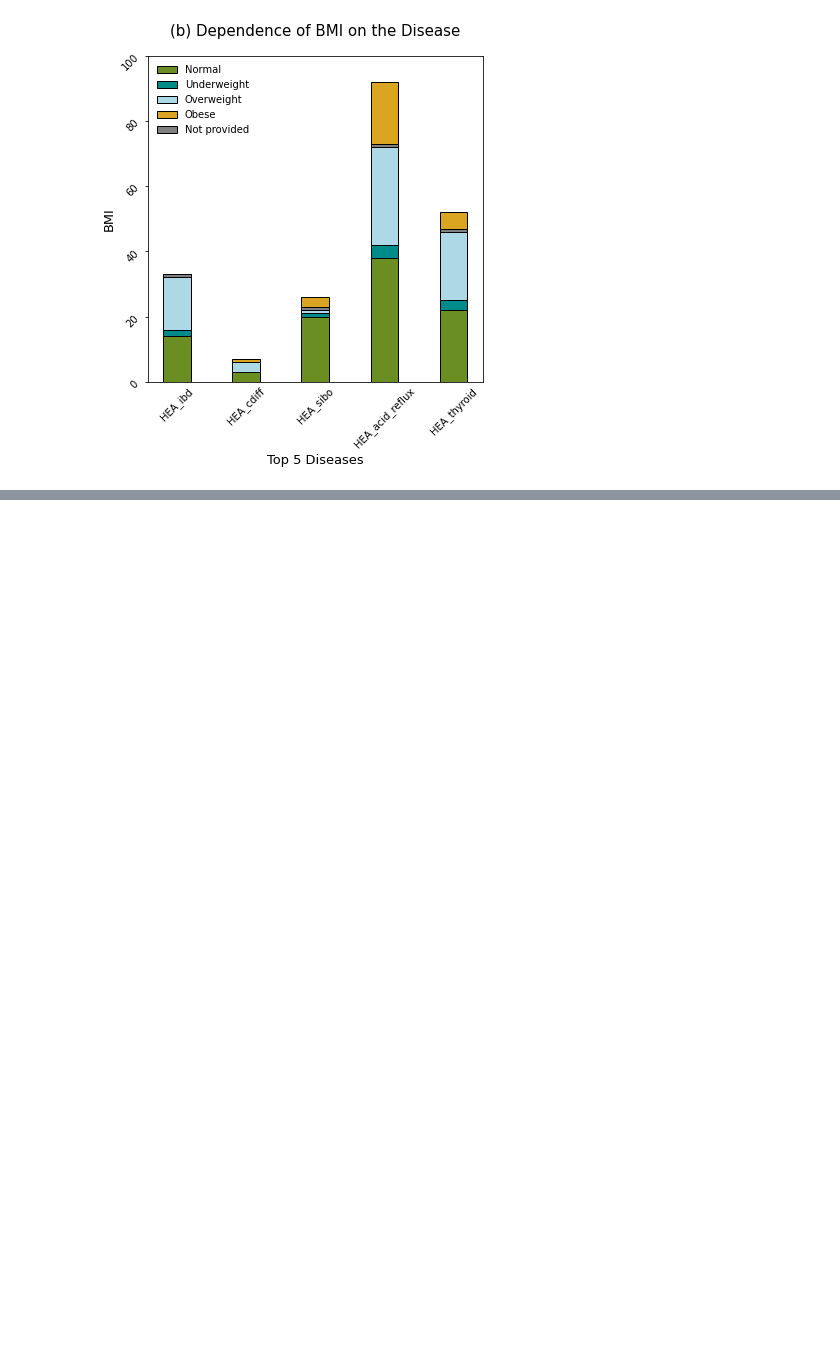
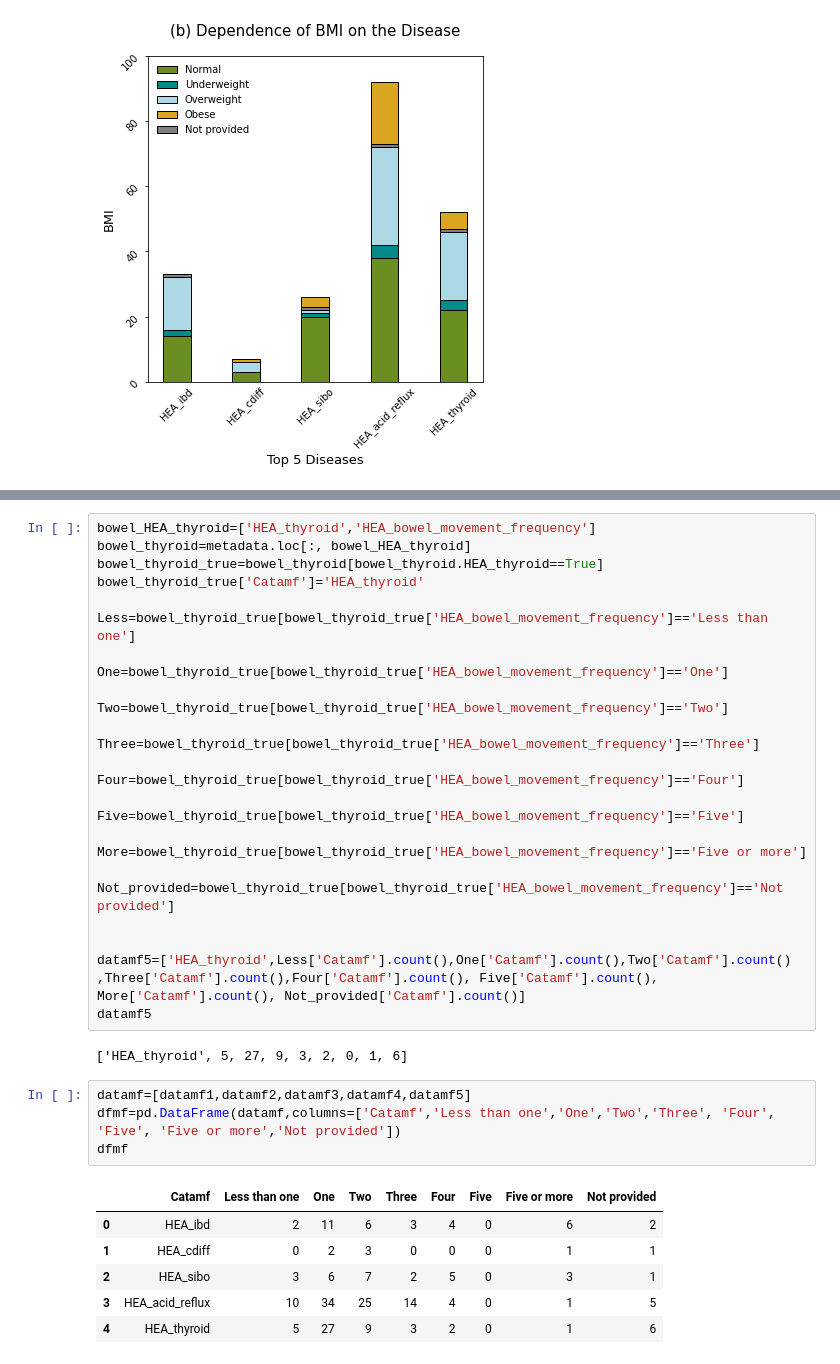
Before and after one commit to annawet/Poop-Power, a Jupyter notebook: w11_poop_visualization.ipynb, the cells around one changed output, grey strips where cells are left out. Cells and saved outputs as stored; diff of their text form; blank space fills up the shorter version.

```diff
--- a/w11_poop_visualization.ipynb
+++ b/w11_poop_visualization.ipynb
@@ -481,0 +596,39 @@ plt.show()
+# %%
+bowel_HEA_thyroid=['HEA_thyroid','HEA_bowel_movement_frequency']
+bowel_thyroid=metadata.loc[:, bowel_HEA_thyroid]
+bowel_thyroid_true=bowel_thyroid[bowel_thyroid.HEA_thyroid==True]
+bowel_thyroid_true['Catamf']='HEA_thyroid'
+
+Less=bowel_thyroid_true[bowel_thyroid_true['HEA_bowel_movement_frequency']=='Less than one']
+
+One=bowel_thyroid_true[bowel_thyroid_true['HEA_bowel_movement_frequency']=='One']
+
+Two=bowel_thyroid_true[bowel_thyroid_true['HEA_bowel_movement_frequency']=='Two']
+
+Three=bowel_thyroid_true[bowel_thyroid_true['HEA_bowel_movement_frequency']=='Three']
+
+Four=bowel_thyroid_true[bowel_thyroid_true['HEA_bowel_movement_frequency']=='Four']
+
+Five=bowel_thyroid_true[bowel_thyroid_true['HEA_bowel_movement_frequency']=='Five']
+
+More=bowel_thyroid_true[bowel_thyroid_true['HEA_bowel_movement_frequency']=='Five or more']
+
+Not_provided=bowel_thyroid_true[bowel_thyroid_true['HEA_bowel_movement_frequency']=='Not provided']
+
+
+datamf5=['HEA_thyroid',Less['Catamf'].count(),One['Catamf'].count(),Two['Catamf'].count()
+,Three['Catamf'].count(),Four['Catamf'].count(), Five['Catamf'].count(), More['Catamf'].count(), Not_provided['Catamf'].count()]
+datamf5
+# %% [output]
+['HEA_thyroid', 5, 27, 9, 3, 2, 0, 1, 6]
+# %%
+datamf=[datamf1,datamf2,datamf3,datamf4,datamf5]
+dfmf=pd.DataFrame(datamf,columns=['Catamf','Less than one','One','Two','Three', 'Four', 'Five', 'Five or more','Not provided'])
+dfmf
+# %% [output]
+|  | Catamf | Less than one | One | Two | Three | Four | Five | Five or more | Not provided |
+| 0 | HEA_ibd | 2 | 11 | 6 | 3 | 4 | 0 | 6 | 2 |
+| 1 | HEA_cdiff | 0 | 2 | 3 | 0 | 0 | 0 | 1 | 1 |
+| 2 | HEA_sibo | 3 | 6 | 7 | 2 | 5 | 0 | 3 | 1 |
+| 3 | HEA_acid_reflux | 10 | 34 | 25 | 14 | 4 | 0 | 1 | 5 |
+| 4 | HEA_thyroid | 5 | 27 | 9 | 3 | 2 | 0 | 1 | 6 |
```
Also changed, not shown: parts of 6 cells of this notebook.
